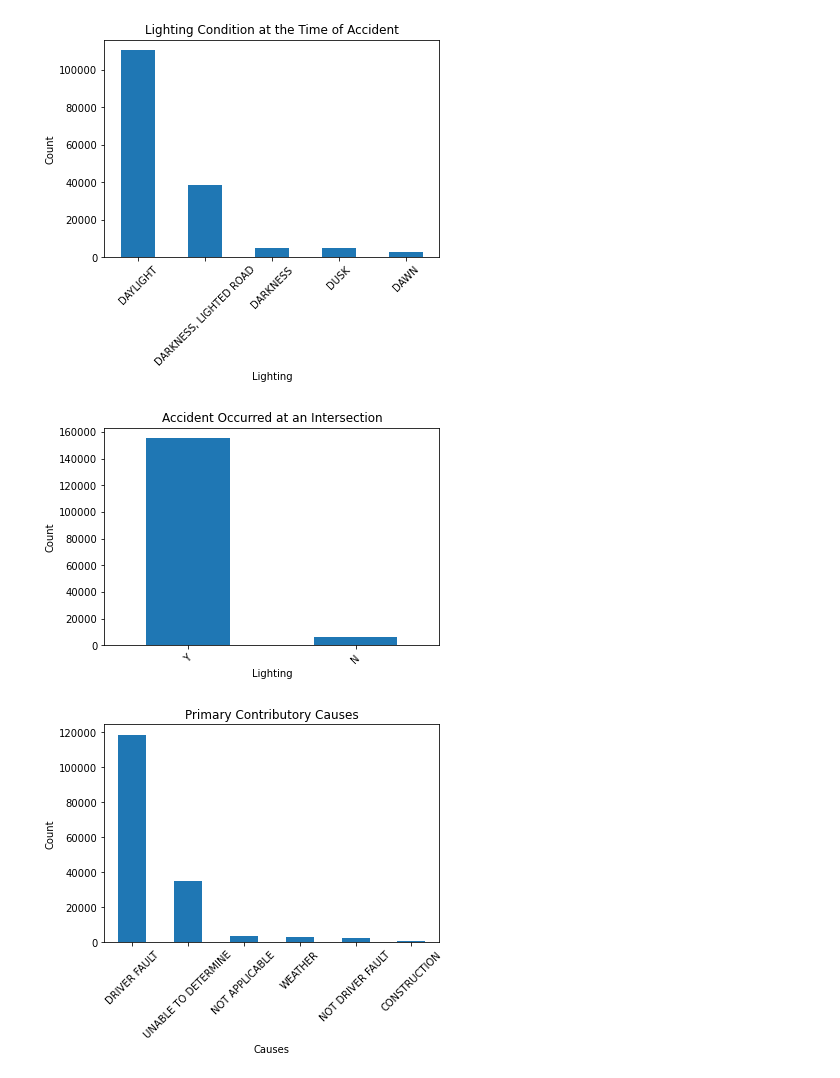
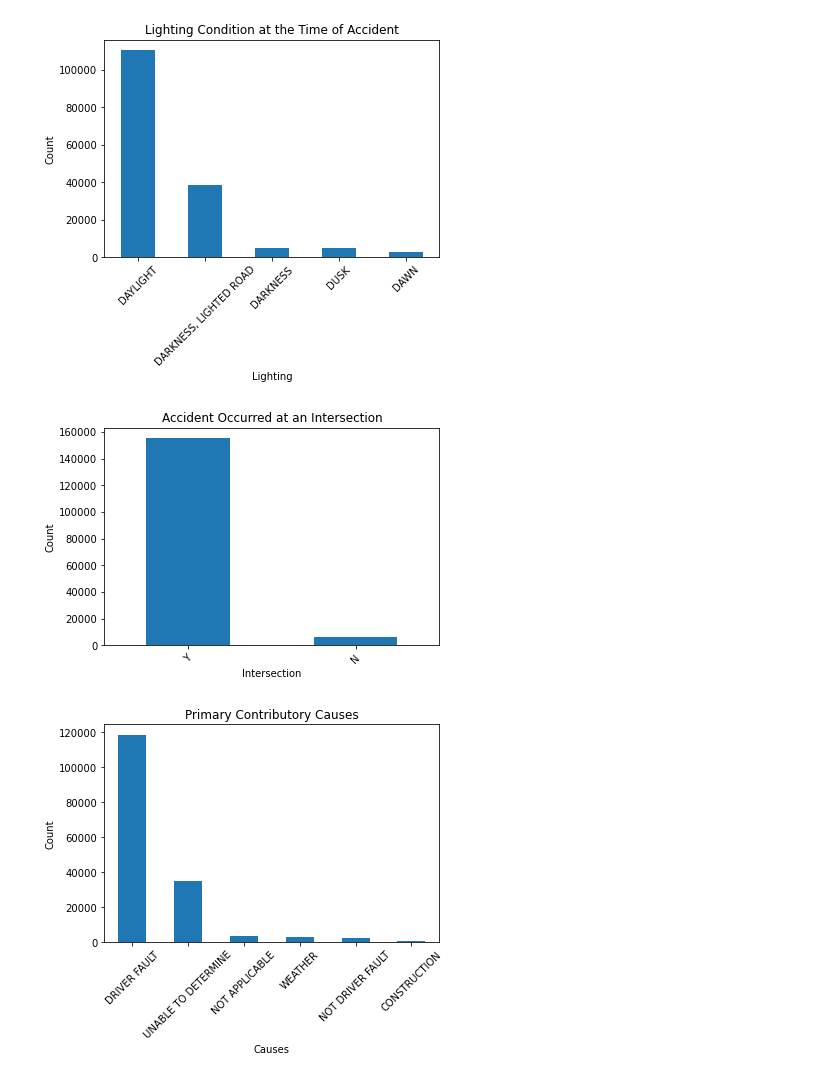
Before and after one commit to jojodeleon/Chicago_car_crashes, a Jupyter notebook: EDAVisuals.ipynb, the cells around one changed output. Saved outputs shown, nothing was run; the diff lists cells and outputs as text; code cells hidden in the pictures.

```diff
--- a/EDAVisuals.ipynb
+++ b/EDAVisuals.ipynb
@@ -458,11 +455,11 @@ all_df['LIGHTING_CONDITION'].value_counts().plot(kind='bar', xlabel='Lighting',
 # %% [output]
 [figure]
 # %%
-all_df['INTERSECTION_RELATED_I'].value_counts().plot(kind='bar', xlabel='Lighting', ylabel='Count',
+all_df['INTERSECTION_RELATED_I'].value_counts().plot(kind='bar', xlabel='Intersection', ylabel='Count',
                                                      title='Accident Occurred at an Intersection',
                                                      rot=45);
 # %% [output]
-[figure, old version]
+[figure, new version]
 # %%
 all_df['PRIM_CONTRIBUTORY_CAUSE'].value_counts().plot(kind='bar', xlabel='Causes', ylabel='Count',
                                                      title='Primary Contributory Causes',
```
Also changed, not shown: parts of 9 cells of this notebook, 3 other files.
